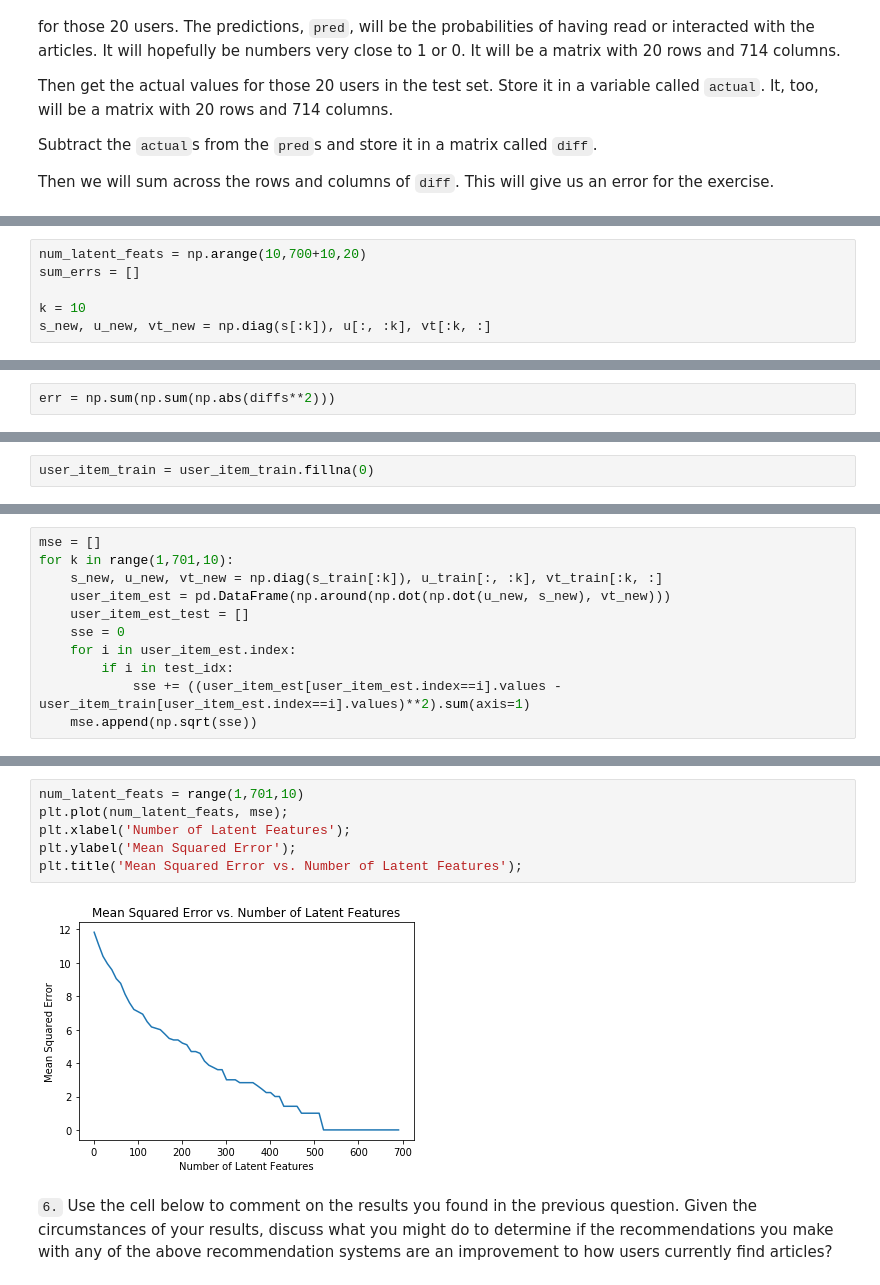
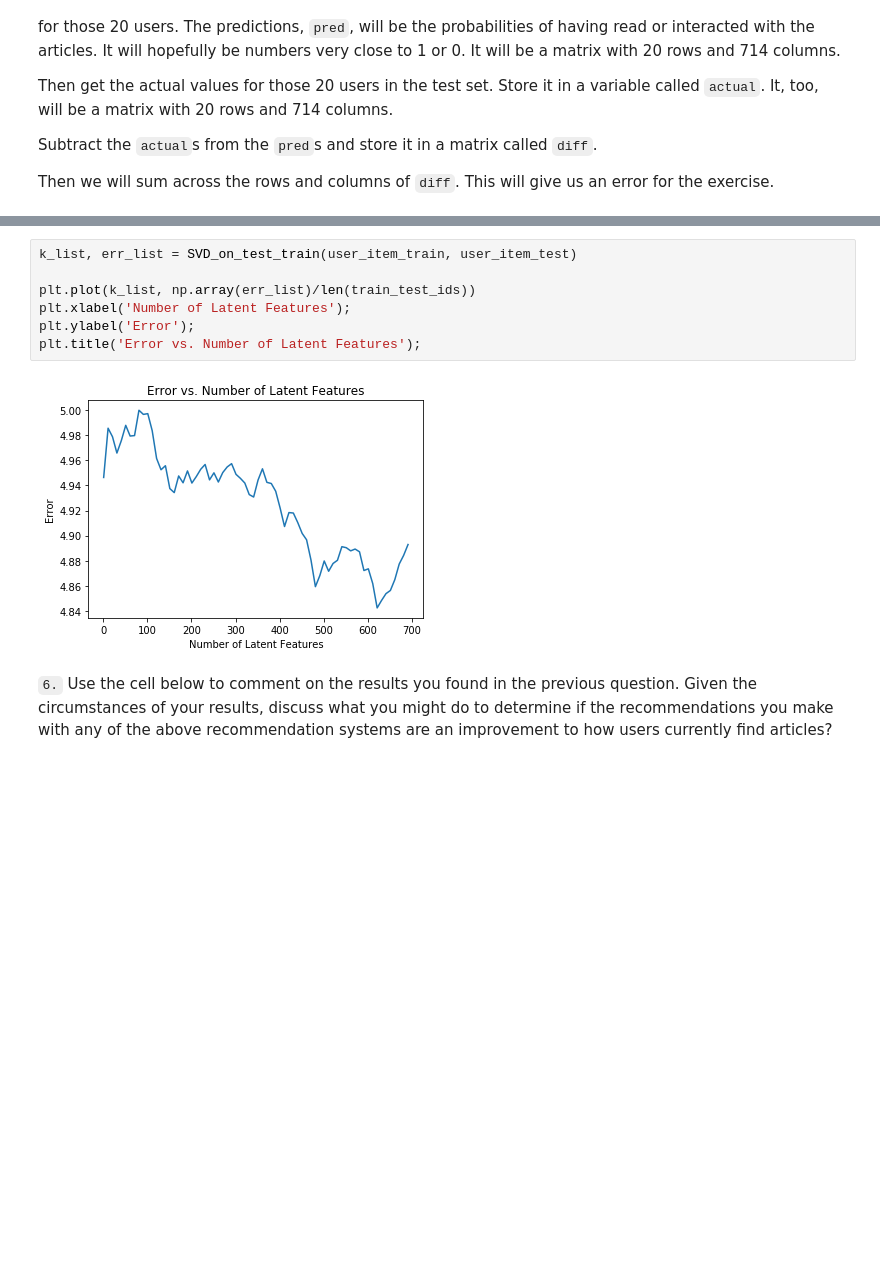
Before and after one commit to michaelreinhard/Recommendations_IBM, a Jupyter notebook: Recommendations_with_IBM.ipynb, the cells around one changed output, grey strips where cells are left out. Saved outputs shown, nothing was run; the diff lists cells and outputs as text; blank space fills up the shorter version.

```diff
--- a/Recommendations_with_IBM.ipynb
+++ b/Recommendations_with_IBM.ipynb
@@ -1232,6 +1060,0 @@ user_item_test_in_train = user_item_test_in_train.fillna(0)
-# %%
-num_latent_feats = np.arange(10,700+10,20)
-sum_errs = []
-
-k = 10
-s_new, u_new, vt_new = np.diag(s[:k]), u[:, :k], vt[:k, :]
@@ -1267,2 +1060,0 @@ diff
-# %%
-err = np.sum(np.sum(np.abs(diffs**2)))
@@ -1295,2 +1060,0 @@ ME: Now it is important to note what a prediction is in this situation. The pred
-# %%
-user_item_train = user_item_train.fillna(0)
@@ -1300,11 +1060,0 @@ u_train, s_train, vt_train = np.linalg.svd(user_item_train, full_matrices=True,
-# %%
-mse = []
-for k in range(1,701,10):
-    s_new, u_new, vt_new = np.diag(s_train[:k]), u_train[:, :k], vt_train[:k, :]
-    user_item_est = pd.DataFrame(np.around(np.dot(np.dot(u_new, s_new), vt_new)))
-    user_item_est_test = []
-    sse = 0
-    for i in user_item_est.index:
-        if i in test_idx:
-            sse += ((user_item_est[user_item_est.index==i].values - user_item_train[user_item_est.index==i].values)**2).sum(axis=1)
-    mse.append(np.sqrt(sse))
@@ -1311,10 +1118,11 @@ for k in range(1,701,10):
 # %%
-num_latent_feats = range(1,701,10)
-plt.plot(num_latent_feats, mse);
+k_list, err_list = SVD_on_test_train(user_item_train, user_item_test)
+
+plt.plot(k_list, np.array(err_list)/len(train_test_ids))
 plt.xlabel('Number of Latent Features');
-plt.ylabel('Mean Squared Error');
-plt.title('Mean Squared Error vs. Number of Latent Features');
+plt.ylabel('Error');
+plt.title('Error vs. Number of Latent Features');
 # %% [output]
-[figure, old version]
+[figure, new version]
 # %% [markdown]
 `6.` Use the cell below to comment on the results you found in the previous question. Given the circumstances of your results, discuss what you might do to determine if the recommendations you make with any of the above recommendation systems are an improvement to how users currently find articles?
```
Also changed, not shown: parts of 42 cells of this notebook.
